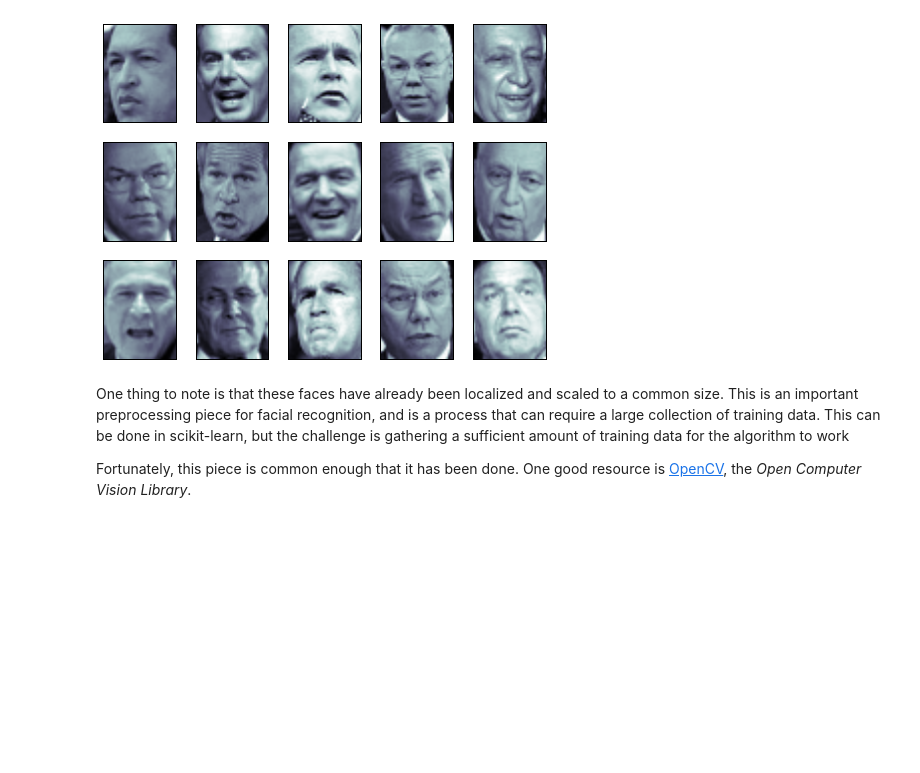
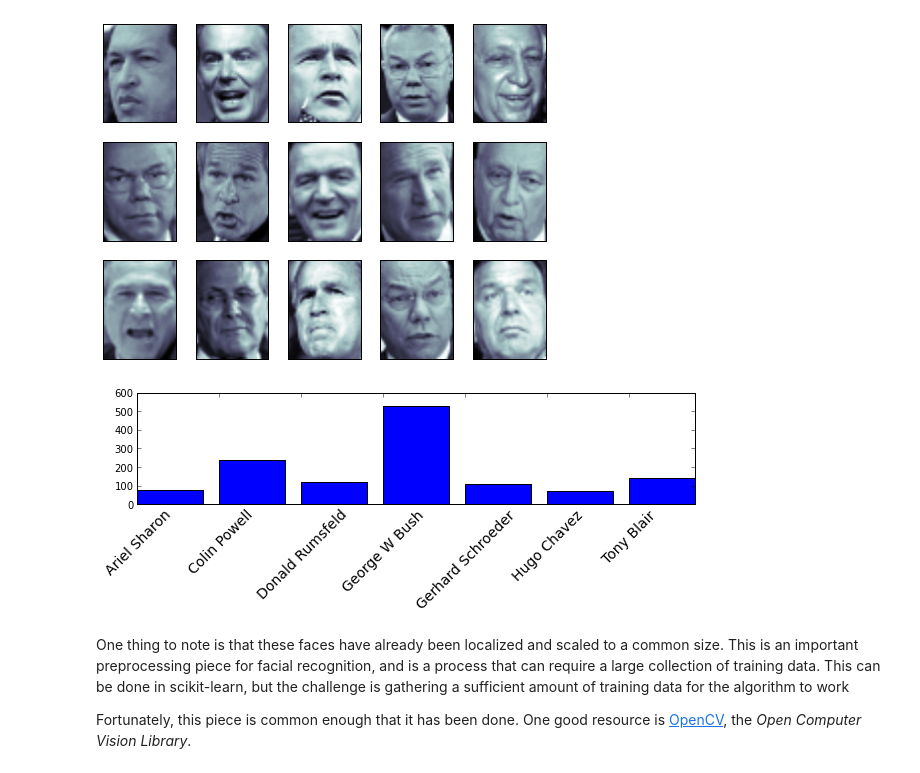
Before and after one commit to jakevdp/sklearn_scipy2013, a Jupyter notebook: rendered_notebooks/05A_application_to_face_recognition.ipynb, the cells around one changed output. Drawn from its saved outputs; the diff is of its cells as text; code cells hidden in the pictures; blank space fills up the shorter version.

```diff
--- a/rendered_notebooks/05A_application_to_face_recognition.ipynb
+++ b/rendered_notebooks/05A_application_to_face_recognition.ipynb
@@ -13,7 +13,8 @@ data.  Note that this is a relatively large download (~200MB) so it may
 take a while to execute.
 # %%
 from sklearn import datasets
-lfw_people = datasets.fetch_lfw_people(min_faces_per_person=70, resize=0.4)
+lfw_people = datasets.fetch_lfw_people(min_faces_per_person=70, resize=0.4,
+                                       data_home='datasets')
 lfw_people.data.shape
 # %% [output]
 (1288, 1850)
@@ -38,6 +39,18 @@ for i in range(15):
     ax.imshow(lfw_people.images[i], cmap=plt.cm.bone)
 # %% [output]
 [figure]
+# %%
+plt.figure(figsize=(10, 2))
+
+unique_targets = np.unique(lfw_people.target)
+counts = [(lfw_people.target == i).sum() for i in unique_targets]
+
+plt.xticks(unique_targets, lfw_people.target_names[unique_targets])
+locs, labels = plt.xticks()
+plt.setp(labels, rotation=45, size=14)
+_ = plt.bar(unique_targets, counts)
+# %% [output]
+[figure, added]
 # %% [markdown]
 One thing to note is that these faces have already been localized and scaled
 to a common size.  This is an important preprocessing piece for facial
```
Also changed, not shown: parts of 7 cells of this notebook, 17 other files.
